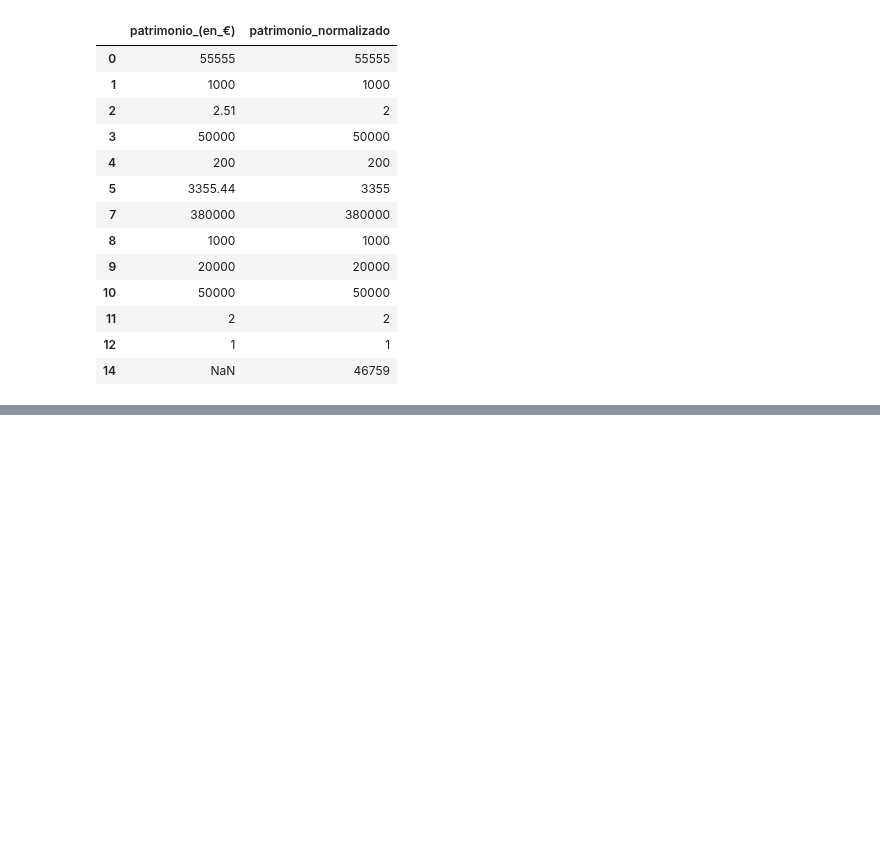
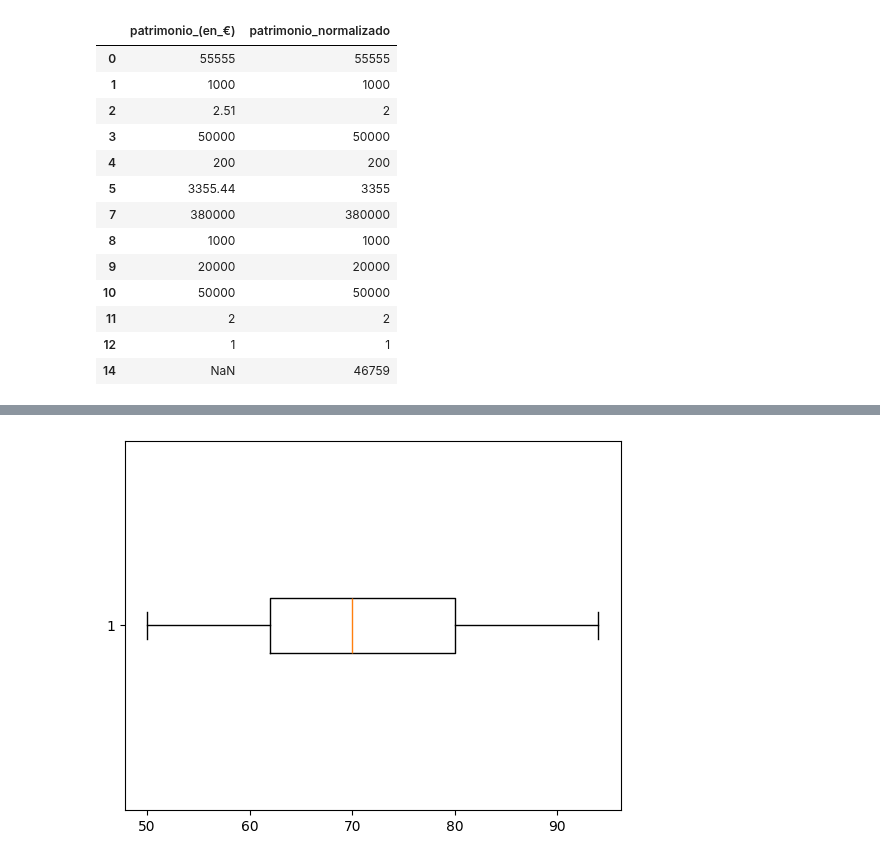
Before and after one commit to fpaniaguapython/INAEM_202610_PCAD_EJERCICIOS, a Jupyter notebook: CTA_PCAD_202610_Ejercicio_01.ipynb, the cells around one changed output, grey strips where cells are left out. Cells and saved outputs as stored; diff of their text form; code cells hidden in the pictures; blank space fills up the shorter version.

```diff
--- a/CTA_PCAD_202610_Ejercicio_01.ipynb
+++ b/CTA_PCAD_202610_Ejercicio_01.ipynb
@@ -303,0 +352,5 @@ df[['patrimonio_(en_€)','patrimonio_normalizado']]
+# %%
+plt.boxplot(df['peso'], orientation='horizontal')
+plt.show()
+# %% [output]
+[figure, added]
```
Also changed, not shown: parts of 8 cells of this notebook, 5 other files.
